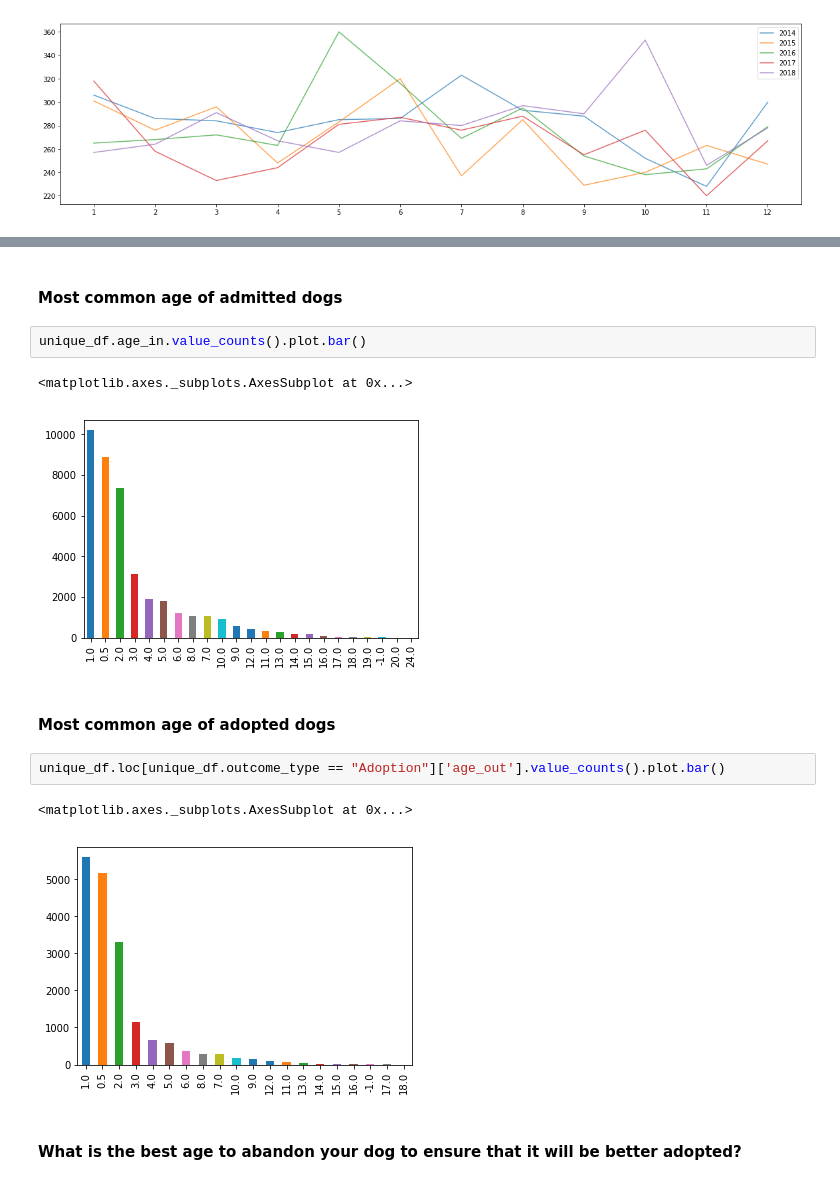
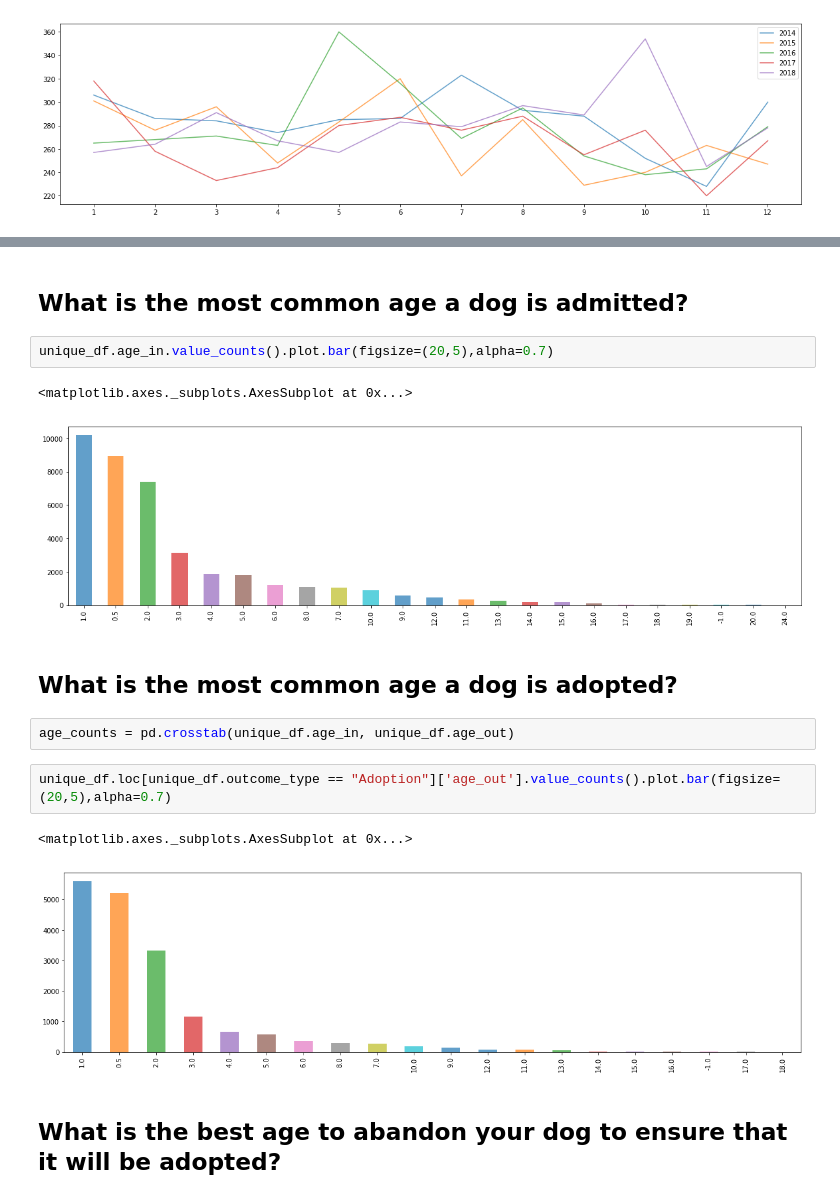
Before and after one commit to rohanvembar/data-science-project, a Jupyter notebook: notebooks/Data Exploration.ipynb, the cells around one changed output, grey strips where cells are left out. Drawn from its saved outputs; the diff is of its cells as text.

```diff
--- a/notebooks/Data Exploration.ipynb
+++ b/notebooks/Data Exploration.ipynb
@@ -280,17 +251,19 @@ unique_df.date_out.apply(lambda x: x.day).value_counts().plot.pie()
-# %% [markdown]
-#### Most common age of admitted dogs
+# %% [markdown]
+## What is the most common age a dog is admitted?
 # %%
-unique_df.age_in.value_counts().plot.bar()
+unique_df.age_in.value_counts().plot.bar(figsize=(20,5),alpha=0.7)
 # %% [output]
 <matplotlib.axes._subplots.AxesSubplot at 0x...>
-[figure, old version]
+[figure, new version]
-# %% [markdown]
-#### Most common age of adopted dogs
+# %% [markdown]
+## What is the most common age a dog is adopted?
+# %%
+age_counts = pd.crosstab(unique_df.age_in, unique_df.age_out)
 # %%
-unique_df.loc[unique_df.outcome_type == "Adoption"]['age_out'].value_counts().plot.bar()
+unique_df.loc[unique_df.outcome_type == "Adoption"]['age_out'].value_counts().plot.bar(figsize=(20,5),alpha=0.7)
 # %% [output]
 <matplotlib.axes._subplots.AxesSubplot at 0x...>
-[figure, old version]
+[figure, new version]
 # %% [markdown]
-#### What is the best age to abandon your dog to ensure that it will be better adopted?
+## What is the best age to abandon your dog to ensure that it will be adopted?
 # %%
```
Also changed, not shown: parts of 46 cells of this notebook, 1 other file.
